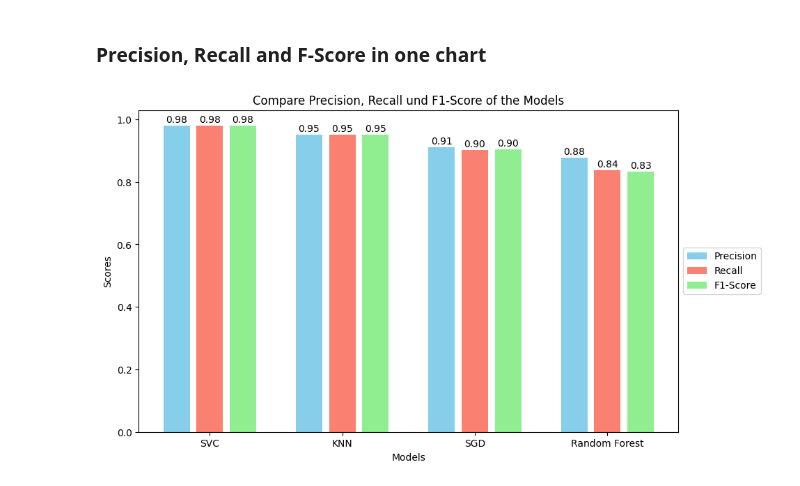
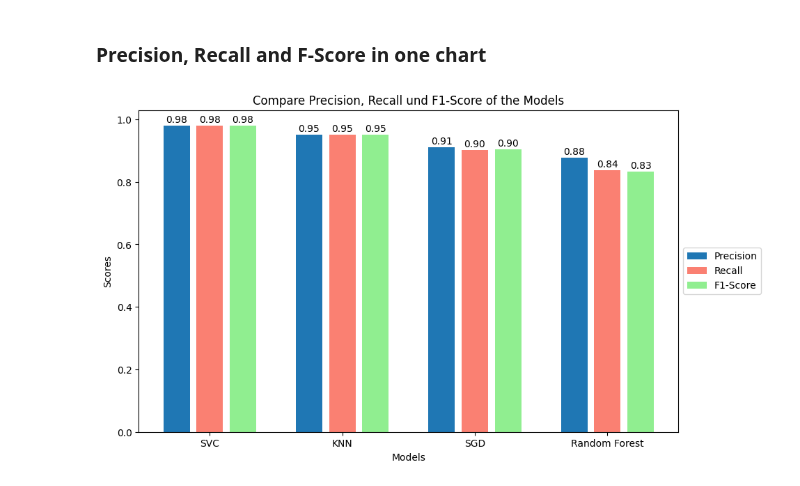
Before and after one commit to bademari/AI_ML_Lab, a Jupyter notebook: Lab 5.ipynb, the cells around one changed output. Drawn from its saved outputs; the diff is of its cells as text; code cells hidden in the pictures.

Commit message:
updated chart

```diff
--- a/Lab 5.ipynb
+++ b/Lab 5.ipynb
@@ -624,24 +624,24 @@ plt.show()
 # %%
 x = np.arange(len(models))
 width = 0.2
 spacing = 0.05
 
 plt.figure(figsize=(10, 6))
-plt.bar(x - width - spacing, precisions, width, label='Precision', color='skyblue')
+plt.bar(x - width - spacing, precisions, width, label='Precision')
 plt.bar(x, recalls, width, label='Recall', color='salmon')
 plt.bar(x + width + spacing, f_1, width, label='F1-Score', color='lightgreen')
 
 plt.xlabel('Models')
 plt.ylabel('Scores')
 plt.title('Compare Precision, Recall und F1-Score of the Models')
 plt.xticks(x, models)
 
 plt.legend(loc='center left', bbox_to_anchor=(1, 0.5))
 for i in range(len(models)):
     plt.text(x[i] - width- spacing, precisions[i] + 0.01, f"{precisions[i]:.2f}", ha='center')
     plt.text(x[i], recalls[i] + 0.01, f"{recalls[i]:.2f}", ha='center')
     plt.text(x[i] + width + spacing, f_1[i] + 0.01, f"{f_1[i]:.2f}", ha='center')
 
 plt.show()
 # %% [output]
-[figure, old version]
+[figure, new version]
```
Also changed, not shown: 1 other file.
